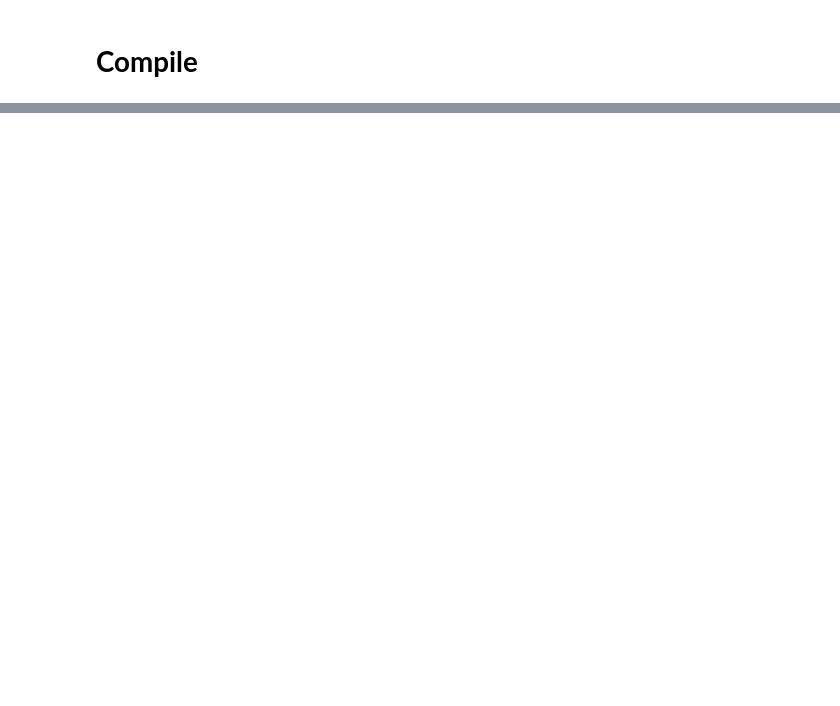
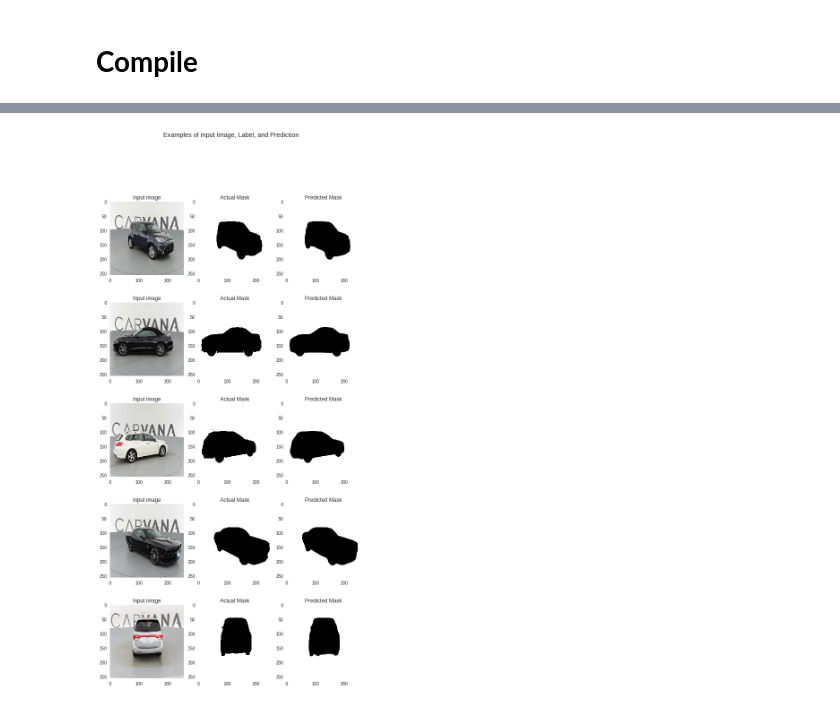
Before and after one commit to SE93WO/DL, a Jupyter notebook: Implementation/Semantic_Segmentation/SegNet/SegNet.ipynb, the cells around one changed output, grey strips where cells are left out. Cells and saved outputs as stored; diff of their text form; code cells hidden in the pictures; blank space fills up the shorter version.

```diff
--- a/Implementation/Semantic_Segmentation/SegNet/SegNet.ipynb
+++ b/Implementation/Semantic_Segmentation/SegNet/SegNet.ipynb
@@ -502,8 +342,10 @@ Build decoder done..
+# %%
+def dice_loss(y_true, y_pred):
+    loss = 1 - dice_coeff(y_true, y_pred)
+    return loss
+# %%
+def bce_dice_loss(y_true, y_pred):
+    loss = losses.binary_crossentropy(y_true, y_pred) + dice_loss(y_true, y_pred)
+    return loss
 # %% [markdown]
 # **Compile**
-# %%
-from keras.optimizers import SGD
-
-optimizer = SGD(lr=0.001, momentum=0.9, decay=0.0005, nesterov=False)
-model.compile(loss="categorical_crossentropy", optimizer=optimizer, metrics=['accuracy'])
-model.summary()
@@ -527,0 +352,4 @@ ________________________________________________________________________________
+# %%
+model.compile(optimizer='adam', loss=bce_dice_loss, metrics=[dice_loss])
+
+model.summary()
@@ -534,0 +395,24 @@ history = model.fit(train_ds,
+# %%
+data_aug_iter = val_ds.make_one_shot_iterator()
+next_element = data_aug_iter.get_next()
+
+plt.figure(figsize=(10, 20))
+for i in range(5):
+  batch_of_imgs, label = tf.keras.backend.get_session().run(next_element)
+  img = batch_of_imgs[0]
+  predicted_label = model.predict(batch_of_imgs)[0]
+
+  plt.subplot(5, 3, 3 * i + 1)
+  plt.imshow(img)
+  plt.title("Input image")
+
+  plt.subplot(5, 3, 3 * i + 2)
+  plt.imshow(label[0, :, :, 0])
+  plt.title("Actual Mask")
+  plt.subplot(5, 3, 3 * i + 3)
+  plt.imshow(predicted_label[:, :, 0])
+  plt.title("Predicted Mask")
+plt.suptitle("Examples of Input Image, Label, and Prediction")
+plt.show()
+# %% [output]
+[figure, added]
```
Also changed, not shown: parts of 15 cells of this notebook.
